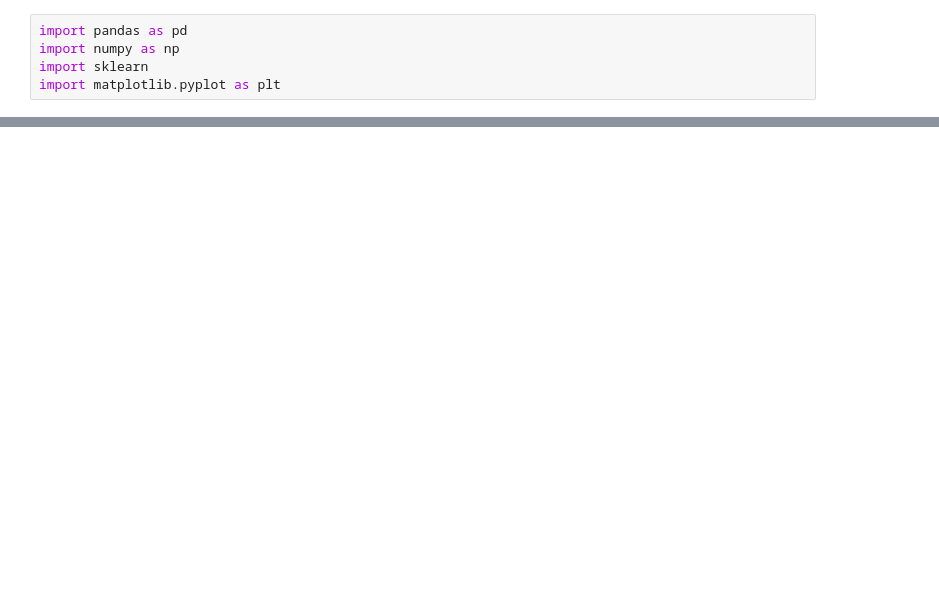
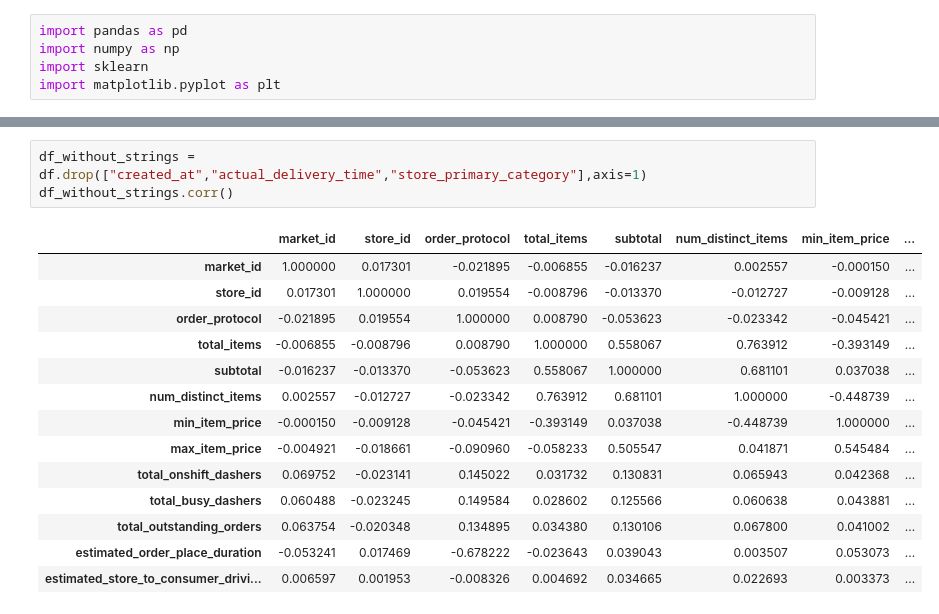
Before and after one commit to paulLieber98/ucla-doordash-proj, a Jupyter notebook: project.ipynb, the cells around one changed output, grey strips where cells are left out. Saved outputs shown, nothing was run; the diff lists cells and outputs as text; blank space fills up the shorter version.

```diff
--- a/project.ipynb
+++ b/project.ipynb
@@ -35,0 +52,18 @@ df.head()
+# %%
+df_without_strings = df.drop(["created_at","actual_delivery_time","store_primary_category"],axis=1)
+df_without_strings.corr()
+# %% [output]
+|  | market_id | store_id | order_protocol | total_items | subtotal | num_distinct_items | min_item_price | ... |
+| market_id | 1.000000 | 0.017301 | -0.021895 | -0.006855 | -0.016237 | 0.002557 | -0.000150 | ... |
+| store_id | 0.017301 | 1.000000 | 0.019554 | -0.008796 | -0.013370 | -0.012727 | -0.009128 | ... |
+| order_protocol | -0.021895 | 0.019554 | 1.000000 | 0.008790 | -0.053623 | -0.023342 | -0.045421 | ... |
+| total_items | -0.006855 | -0.008796 | 0.008790 | 1.000000 | 0.558067 | 0.763912 | -0.393149 | ... |
+| subtotal | -0.016237 | -0.013370 | -0.053623 | 0.558067 | 1.000000 | 0.681101 | 0.037038 | ... |
+| num_distinct_items | 0.002557 | -0.012727 | -0.023342 | 0.763912 | 0.681101 | 1.000000 | -0.448739 | ... |
+| min_item_price | -0.000150 | -0.009128 | -0.045421 | -0.393149 | 0.037038 | -0.448739 | 1.000000 | ... |
+| max_item_price | -0.004921 | -0.018661 | -0.090960 | -0.058233 | 0.505547 | 0.041871 | 0.545484 | ... |
+| total_onshift_dashers | 0.069752 | -0.023141 | 0.145022 | 0.031732 | 0.130831 | 0.065943 | 0.042368 | ... |
+| total_busy_dashers | 0.060488 | -0.023245 | 0.149584 | 0.028602 | 0.125566 | 0.060638 | 0.043881 | ... |
+| total_outstanding_orders | 0.063754 | -0.020348 | 0.134895 | 0.034380 | 0.130106 | 0.067800 | 0.041002 | ... |
+| estimated_order_place_duration | -0.053241 | 0.017469 | -0.678222 | -0.023643 | 0.039043 | 0.003507 | 0.053073 | ... |
+| estimated_store_to_consumer_drivi... | 0.006597 | 0.001953 | -0.008326 | 0.004692 | 0.034665 | 0.022693 | 0.003373 | ... |
```
Also changed, not shown: parts of 12 cells of this notebook.
